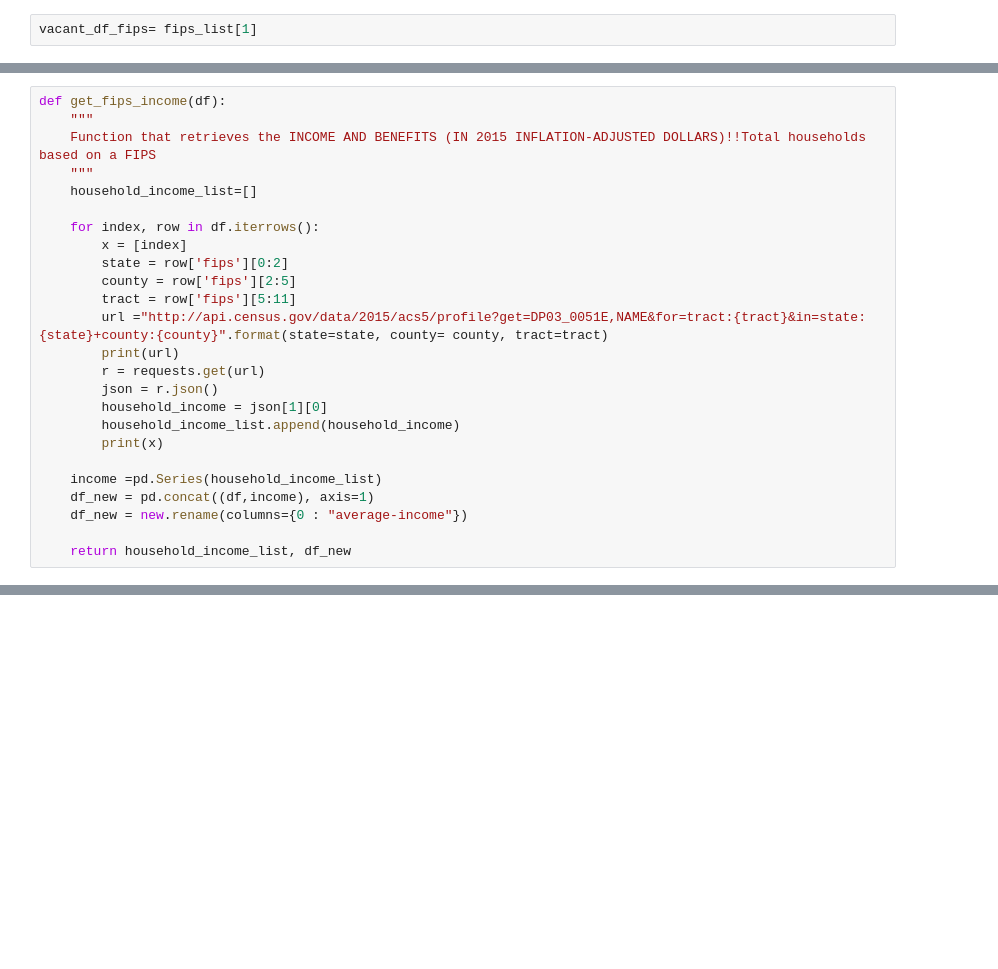
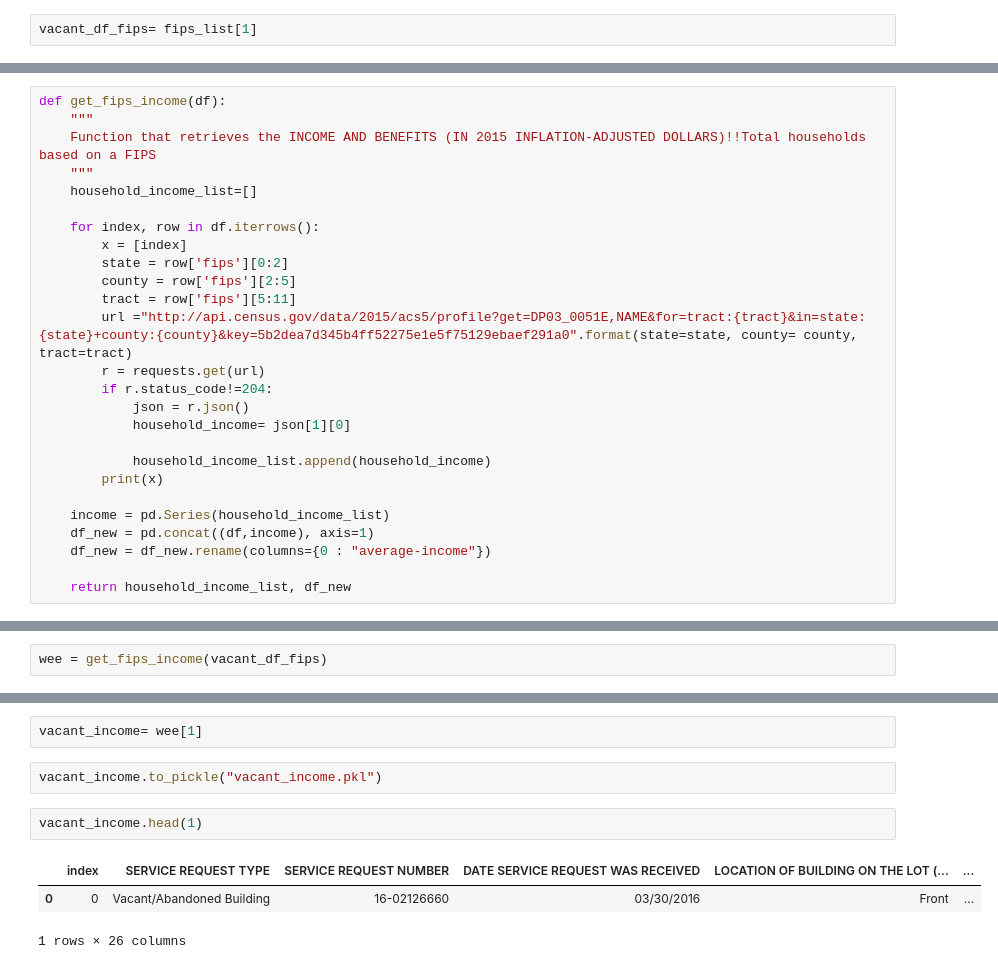
Before and after one commit to sanchez-castro/machine-learning-public-policy, a Jupyter notebook: diagnostic/diagnostic_problem2.ipynb, the cells around one changed output, grey strips where cells are left out. Drawn from its saved outputs; the diff is of its cells as text; blank space fills up the shorter version.

```diff
--- a/diagnostic/diagnostic_problem2.ipynb
+++ b/diagnostic/diagnostic_problem2.ipynb
@@ -96,16 +114,17 @@ def get_fips_income(df):
         state = row['fips'][0:2]
         county = row['fips'][2:5]
         tract = row['fips'][5:11]
-        url ="http://api.census.gov/data/2015/acs5/profile?get=DP03_0051E,NAME&for=tract:{tract}&in=state:{state}+county:{county}".format(state=state, county= county, tract=tract)
-        print(url)
+        url ="http://api.census.gov/data/2015/acs5/profile?get=DP03_0051E,NAME&for=tract:{tract}&in=state:{state}+county:{county}&key=5b2dea7d345b4ff52275e1e5f75129ebaef291a0".format(state=state, county= county, tract=tract)
         r = requests.get(url)
-        json = r.json()
-        household_income = json[1][0]
-        household_income_list.append(household_income)
+        if r.status_code!=204:
+            json = r.json()
+            household_income= json[1][0]
+
+            household_income_list.append(household_income)
         print(x)
 
-    income =pd.Series(household_income_list)
+    income = pd.Series(household_income_list)
     df_new = pd.concat((df,income), axis=1)
-    df_new = new.rename(columns={0 : "average-income"})
+    df_new = df_new.rename(columns={0 : "average-income"})
 
     return household_income_list, df_new
@@ -117,0 +131,2 @@ NameError: name 'json' is not defined
+# %%
+wee = get_fips_income(vacant_df_fips)
@@ -117,0 +151,10 @@ NameError: name 'json' is not defined
+# %%
+vacant_income= wee[1]
+# %%
+vacant_income.to_pickle("vacant_income.pkl")
+# %%
+vacant_income.head(1)
+# %% [output]
+|  | index | SERVICE REQUEST TYPE | SERVICE REQUEST NUMBER | DATE SERVICE REQUEST WAS RECEIVED | LOCATION OF BUILDING ON THE LOT (... | ... |
+| 0 | 0 | Vacant/Abandoned Building | 16-02126660 | 03/30/2016 | Front | ... |
+1 rows × 26 columns
```
Also changed, not shown: parts of 17 cells of this notebook.
